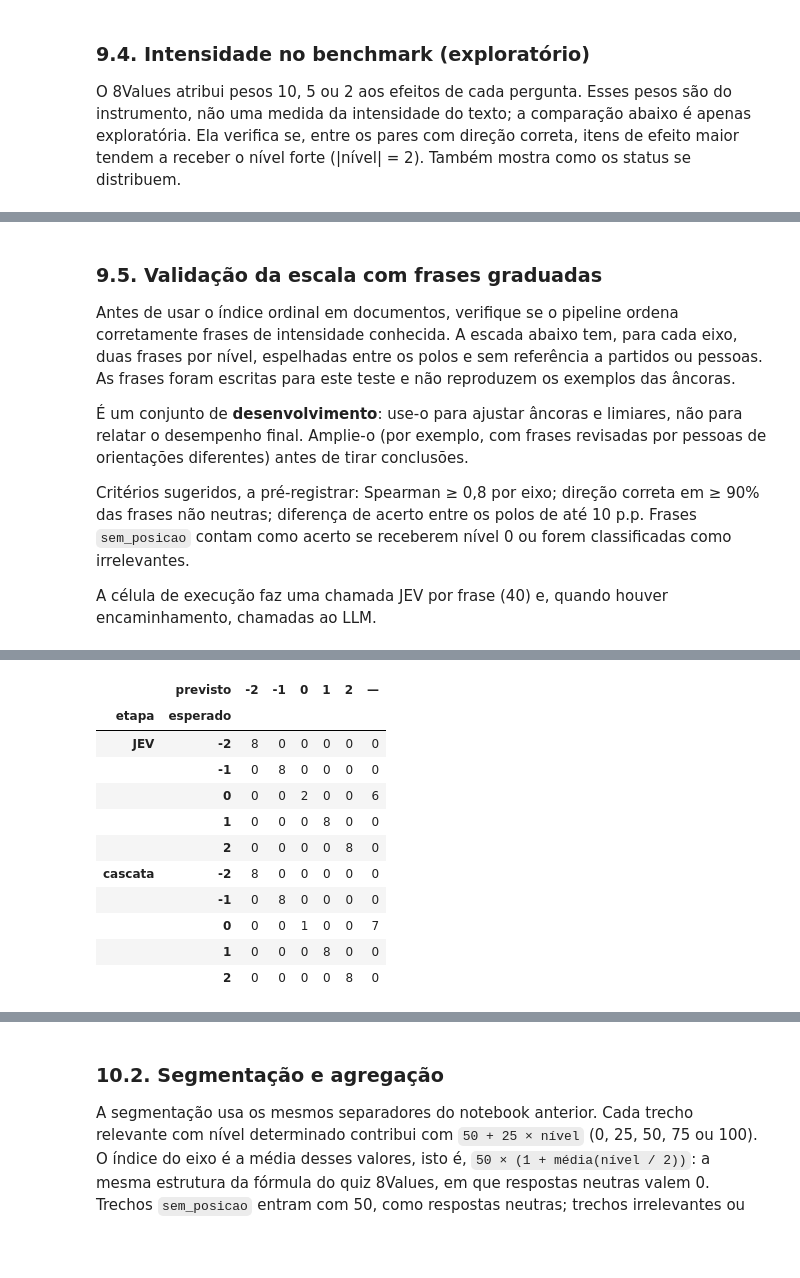
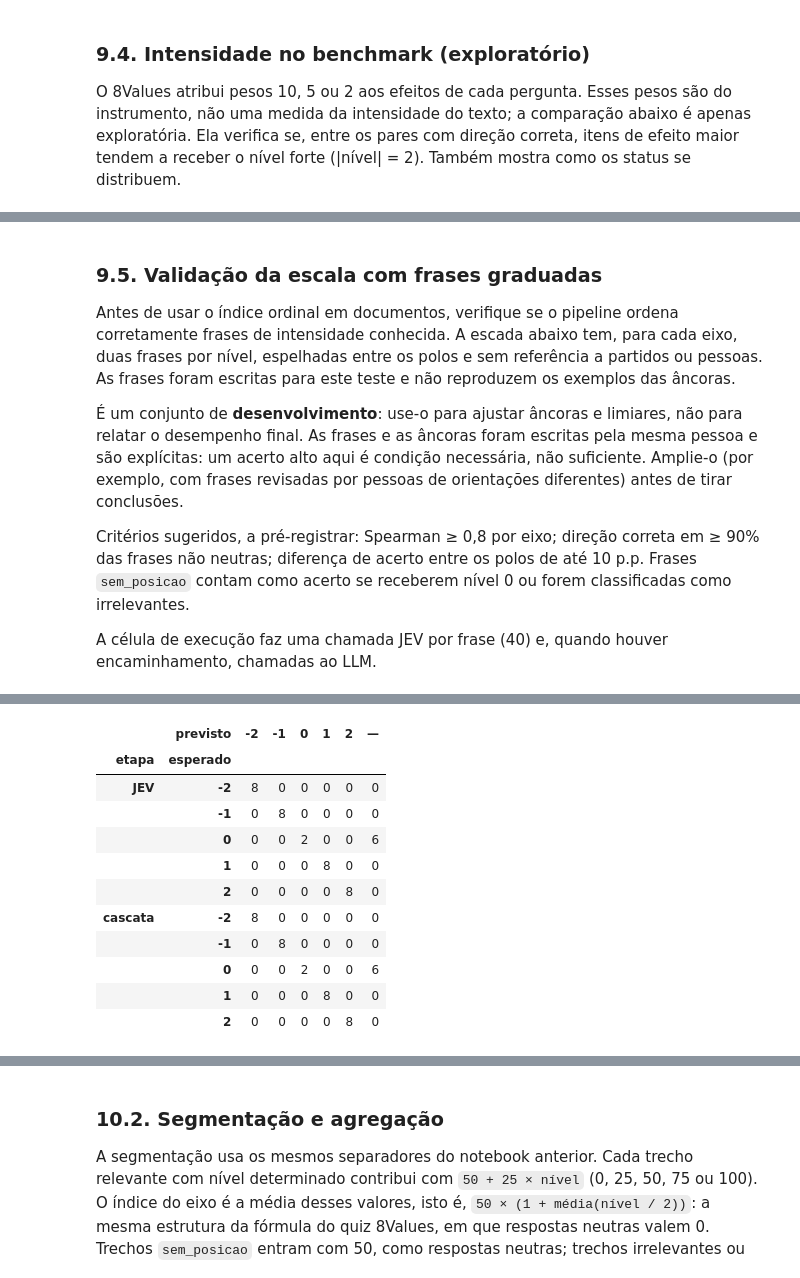
Before and after one commit to micaelol12/TCC, a Jupyter notebook: Pipeline_JEV_2_Polos_LLM.ipynb, the cells around one changed output, grey strips where cells are left out. Saved outputs shown, nothing was run; the diff lists cells and outputs as text; code cells hidden in the pictures; blank space fills up the shorter version.

```diff
--- a/Pipeline_JEV_2_Polos_LLM.ipynb
+++ b/Pipeline_JEV_2_Polos_LLM.ipynb
@@ -476,25 +500,33 @@ usados no notebook original. Definir a classe não faz chamadas à API.
 # %%
 class LLMClient(ABC):
     @abstractmethod
-    async def generate(self, prompt: str, response_schema: Type[T]) -> T:
+    async def generate(self, prompt: str, response_schema: Type[T], instructions: str | None = None) -> T:
         pass
 
 class MaritacaClient(LLMClient):
 
-    def __init__(self, api_key: str, model: str, temperature: float | None = None):
+    def __init__(self, api_key: str, model: str, temperature: float | None = None,
+                 timeout: float = 360.0, max_retries: int = 2):
         self.client = AsyncOpenAI(
             api_key=api_key,
             base_url="https://chat.maritaca.ai/api",
+            timeout=timeout,
+            max_retries=max_retries,
         )
         self.model = model
         self.temperature = temperature
+        # Metadados da última chamada (uso sequencial): id, modelo devolvido e tokens.
+        self.ultima_chamada = None
 
     async def generate(
         self,
         prompt: str,
         response_schema,
+        instructions: str | None = None,
     ):
         opcionais = {} if self.temperature is None else {"temperature": self.temperature}
+        if instructions:
+            opcionais["instructions"] = instructions
         response = await self.client.responses.parse(
             model=self.model,
             input=prompt,
@@ -502,6 +534,12 @@ class MaritacaClient(LLMClient):
             extra_body={"service_tier": "flex"},
             **opcionais,
         )
+        uso = getattr(response, "usage", None)
+        self.ultima_chamada = {
+            "id": getattr(response, "id", None),
+            "modelo": getattr(response, "model", None),
+            "uso": uso.model_dump() if hasattr(uso, "model_dump") else uso,
+        }
         if response.output_parsed is None:
             raise ValueError(f"O LLM não devolveu saída estruturada (resposta {response.id}).")
         return response.output_parsed
@@ -915,10 +1023,10 @@ def carregar_credenciais():
         )
 
 carregar_credenciais()
-jev_client = AsyncTypeSafeClient(api_key=os.environ["TYPESAFE_API_KEY"])
+jev_client = AsyncTypeSafeClient(api_key=os.environ["TYPESAFE_API_KEY"], model=MODELO_JEV)
 llm = (
     MaritacaClient(api_key=os.environ["MARITACA_API_KEY"], model=MODELO_LLM,
-                   temperature=TEMPERATURA_LLM)
+                   temperature=TEMPERATURA_LLM, timeout=TIMEOUT_LLM_S)
     if CONFIG_JEV_LLM_2_POLOS["usar_fallback"] else None
 )
 pipeline_jev_llm_2_polos = CascataJevLLM2Polos(
@@ -926,8 +1034,10 @@ pipeline_jev_llm_2_polos = CascataJevLLM2Polos(
     llm=llm,
     axis_specs=AXIS_SPECS,
     textos_eixos=TEXTOS_EIXOS_2,
+    tentativas_llm=TENTATIVAS,
     **CONFIG_JEV_LLM_2_POLOS,
 )
+pipeline_jev_llm_2_polos.modelo_jev = MODELO_JEV
 print("Pipeline configurado.")
 # %% [output]
 Pipeline configurado.
@@ -1349,7 +1850,8 @@ nível, espelhadas entre os polos e sem referência a partidos ou pessoas. As fr
 escritas para este teste e não reproduzem os exemplos das âncoras.
 
 É um conjunto de **desenvolvimento**: use-o para ajustar âncoras e limiares, não para
-relatar o desempenho final. Amplie-o (por exemplo, com frases revisadas por pessoas de
+relatar o desempenho final. As frases e as âncoras foram escritas pela mesma pessoa e são
+explícitas: um acerto alto aqui é condição necessária, não suficiente. Amplie-o (por exemplo, com frases revisadas por pessoas de
 orientações diferentes) antes de tirar conclusões.
 
 Critérios sugeridos, a pré-registrar: Spearman ≥ 0,8 por eixo; direção correta em ≥ 90%
@@ -1409,18 +1911,19 @@ ESCADA_INTENSIDADE = [
 assert len(ESCADA_INTENSIDADE) == 40
 
 
-async def avaliar_escada(pipeline, escada=ESCADA_INTENSIDADE, pausa_segundos=PAUSA_SEGUNDOS):
+async def avaliar_escada(pipeline, escada=ESCADA_INTENSIDADE, pausa_segundos=PAUSA_SEGUNDOS,
+                         caminho_jsonl=None):
     """Classifica a escada e compara o nível previsto com o esperado, por etapa e eixo."""
+    registros = await classificar_itens(
+        pipeline, [(f"e{i:02d}", frase) for i, (_, _, frase) in enumerate(escada)],
+        caminho_jsonl, pausa_segundos=pausa_segundos)
     linhas = []
-    for i, (eixo, esperado, frase) in enumerate(escada):
-        registro = await pipeline.classificar(frase)
+    for (eixo, esperado, frase), registro in zip(escada, registros):
         for etapa, chave in (("JEV", "eixos_jev"), ("cascata", "eixos")):
             d = registro[chave][eixo]
             linhas.append({"etapa": etapa, "eixo": eixo, "nível esperado": esperado,
                            "relevante": d["relevante"], "nível previsto": d["nivel"],
                            "método": d["metodo"], "frase": frase})
-        if pausa_segundos and i + 1 < len(escada):
-            await asyncio.sleep(pausa_segundos)
     df = pd.DataFrame(linhas)
     esperado = df["nível esperado"]
     previsto = pd.to_numeric(df["nível previsto"], errors="coerce")
@@ -1443,31 +1946,34 @@ async def avaliar_escada(pipeline, escada=ESCADA_INTENSIDADE, pausa_segundos=PAU
         })
     return df, pd.DataFrame(resumo)
 # %%
-detalhes_escada, resumo_escada = await avaliar_escada(pipeline_jev_llm_2_polos)
+detalhes_escada, resumo_escada = await avaliar_escada(pipeline_jev_llm_2_polos,
+                                                      caminho_jsonl=DIR_RUN / "escada.jsonl")
+salvar_tabela(resumo_escada, "escada_resumo")
+salvar_tabela(detalhes_escada, "escada_detalhes")
 display(resumo_escada.round(3))
 display(pd.crosstab([detalhes_escada["etapa"], detalhes_escada["nível esperado"]],
                     detalhes_escada["nível previsto"].map(lambda v: "—" if v is None or pd.isna(v) else int(v)),
                     rownames=["etapa", "esperado"], colnames=["previsto"]))
 # %% [output]
 |  | etapa | eixo | frases | spearman | nível exato | direção correta (não neutras) | acerto polo A | acerto polo B | ... |
 | 0 | JEV | diplomatic | 10 | 1.0 | 1.0 | 1.0 | 1.0 | 1.0 | ... |
 | 1 | JEV | economic | 10 | 1.0 | 1.0 | 1.0 | 1.0 | 1.0 | ... |
 | 2 | JEV | society | 10 | 1.0 | 1.0 | 1.0 | 1.0 | 1.0 | ... |
 | 3 | JEV | state | 10 | 1.0 | 1.0 | 1.0 | 1.0 | 1.0 | ... |
 | 4 | cascata | diplomatic | 10 | 1.0 | 1.0 | 1.0 | 1.0 | 1.0 | ... |
 | 5 | cascata | economic | 10 | 1.0 | 1.0 | 1.0 | 1.0 | 1.0 | ... |
 | 6 | cascata | society | 10 | 1.0 | 1.0 | 1.0 | 1.0 | 1.0 | ... |
 | 7 | cascata | state | 10 | 1.0 | 1.0 | 1.0 | 1.0 | 1.0 | ... |
 |  | previsto | -2 | -1 | 0 | 1 | 2 | — |
 | etapa | esperado |  |  |  |  |  |  |
 | JEV | -2 | 8 | 0 | 0 | 0 | 0 | 0 |
 |  | -1 | 0 | 8 | 0 | 0 | 0 | 0 |
 |  | 0 | 0 | 0 | 2 | 0 | 0 | 6 |
 |  | 1 | 0 | 0 | 0 | 8 | 0 | 0 |
 |  | 2 | 0 | 0 | 0 | 0 | 8 | 0 |
 | cascata | -2 | 8 | 0 | 0 | 0 | 0 | 0 |
 |  | -1 | 0 | 8 | 0 | 0 | 0 | 0 |
-|  | 0 | 0 | 0 | 1 | 0 | 0 | 7 |
+|  | 0 | 0 | 0 | 2 | 0 | 0 | 6 |
 |  | 1 | 0 | 0 | 0 | 8 | 0 | 0 |
 |  | 2 | 0 | 0 | 0 | 0 | 8 | 0 |
 # %% [markdown]
```
Also changed, not shown: parts of 33 cells of this notebook, 29 other files.
